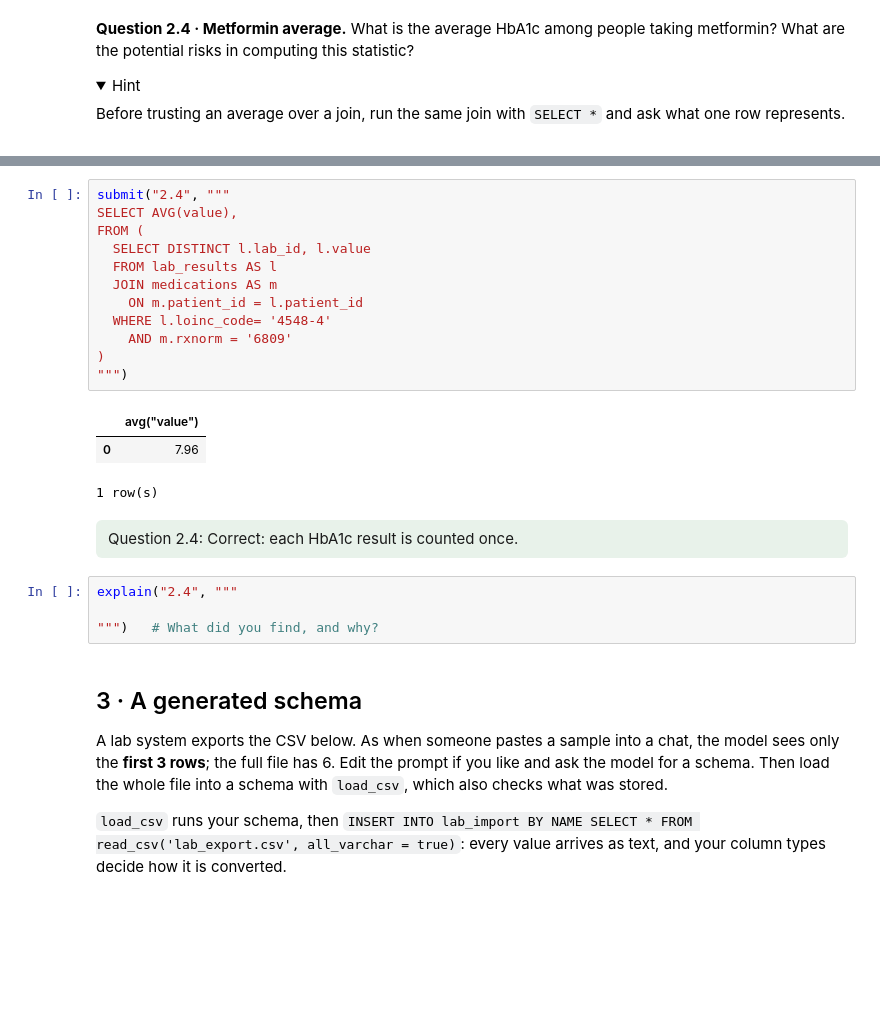
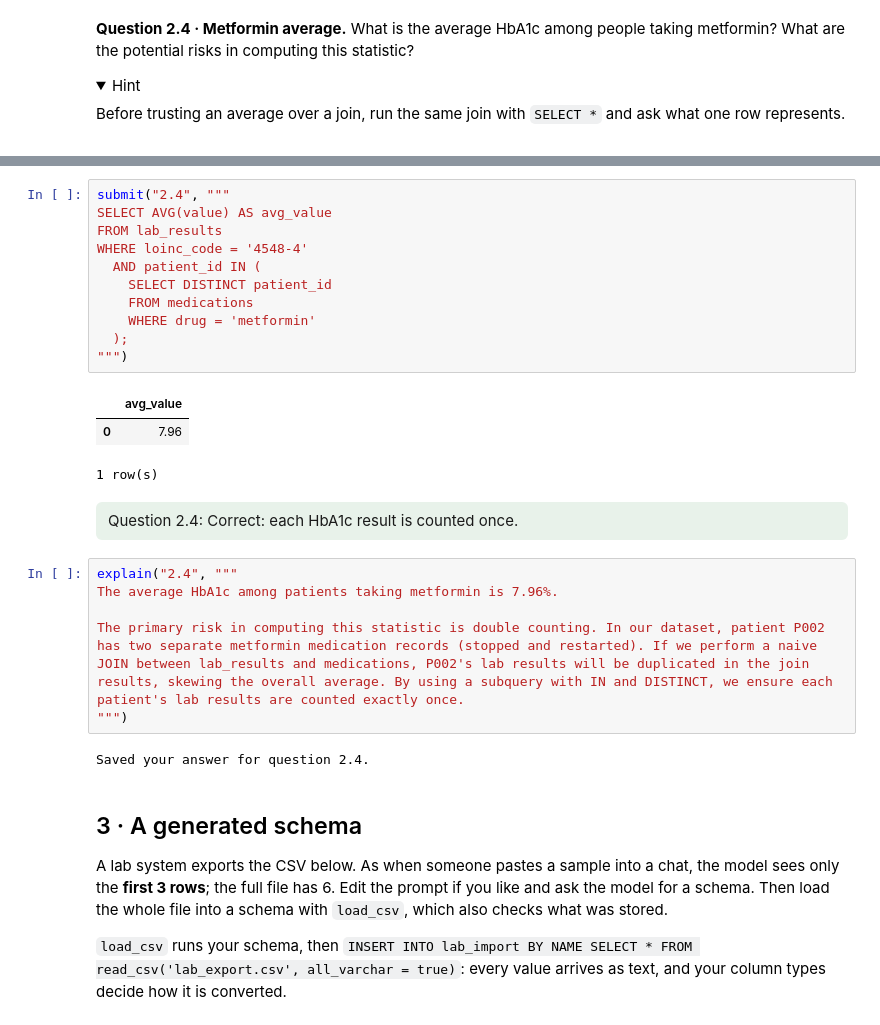
Before and after one commit to Markholmezza/p8105_hw1_zz3593, a Jupyter notebook: public/weeks/05-exercise.ipynb, the cells around one changed output, grey strips where cells are left out. Cells and saved outputs as stored; diff of their text form; folded sections open; blank space fills up the shorter version.

```diff
--- a/public/weeks/05-exercise.ipynb
+++ b/public/weeks/05-exercise.ipynb
@@ -1053,24 +1028,27 @@ Question 2.4: Not the expected average. Check the HbA1c filter and which patient
 # %%
 submit("2.4", """
-SELECT AVG(value),
-FROM (
-  SELECT DISTINCT l.lab_id, l.value
-  FROM lab_results AS l
-  JOIN medications AS m
-    ON m.patient_id = l.patient_id
-  WHERE l.loinc_code= '4548-4'
-    AND m.rxnorm = '6809'
-)
+SELECT AVG(value) AS avg_value
+FROM lab_results
+WHERE loinc_code = '4548-4'
+  AND patient_id IN (
+    SELECT DISTINCT patient_id
+    FROM medications
+    WHERE drug = 'metformin'
+  );
 """)
 # %% [output]
-|  | avg("value") |
+|  | avg_value |
 | 0 | 7.96 |
 1 row(s)
 Question 2.4: Correct: each HbA1c result is counted once.
 # %%
 explain("2.4", """
+The average HbA1c among patients taking metformin is 7.96%.
 
-""")   # What did you find, and why?
+The primary risk in computing this statistic is double counting. In our dataset, patient P002 has two separate metformin medication records (stopped and restarted). If we perform a naive JOIN between lab_results and medications, P002's lab results will be duplicated in the join results, skewing the overall average. By using a subquery with IN and DISTINCT, we ensure each patient's lab results are counted exactly once.
+""")
+# %% [output]
+Saved your answer for question 2.4.
 # %% [markdown]
 ## 3 · A generated schema
 
```
Also changed, not shown: parts of 27 cells of this notebook.
